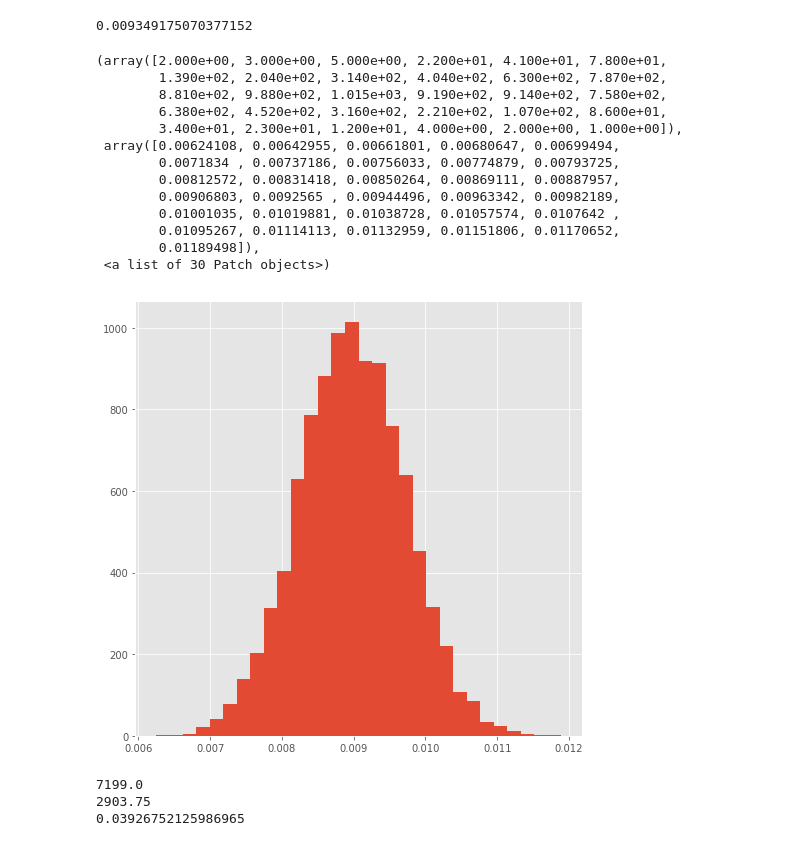
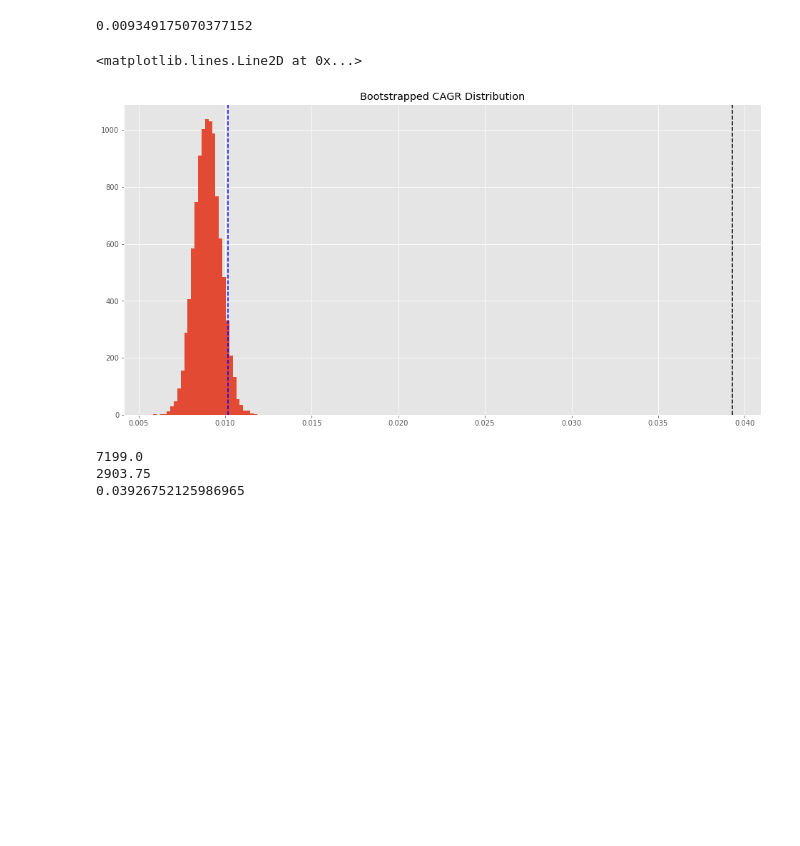
Before and after one commit to alyserecord/agricultural_yield, a Jupyter notebook: src/Hypotest.ipynb, the cells around one changed output. Cells and saved outputs as stored; diff of their text form; code cells hidden in the pictures; blank space fills up the shorter version.

Commit message:
fixing images

```diff
--- a/src/Hypotest.ipynb
+++ b/src/Hypotest.ipynb
@@ -155,25 +155,16 @@ np.nanmean(bootstrap)
 # %%
 bootstrap_means = []
 for i in range(10000):
     bootstrap = np.random.choice(df['cagr'], size=df.shape[0], replace=True)
     bootstrap_means.append(np.nanmean(bootstrap))
-fig,ax = plt.subplots(figsize=(8,8))
+fig,ax = plt.subplots(figsize=(16,8))
 plt.hist(bootstrap_means,bins=30)
+ax.set(title='Bootstrapped CAGR Distribution')
+ax.axvline(df.loc['Cloves','cagr'],color='black',linestyle='--')
+ax.axvline(df.loc['Vegetables Primary','cagr'],color='blue',linestyle='--')
 # %% [output]
-(array([2.000e+00, 3.000e+00, 5.000e+00, 2.200e+01, 4.100e+01, 7.800e+01,
-        1.390e+02, 2.040e+02, 3.140e+02, 4.040e+02, 6.300e+02, 7.870e+02,
-        8.810e+02, 9.880e+02, 1.015e+03, 9.190e+02, 9.140e+02, 7.580e+02,
-        6.380e+02, 4.520e+02, 3.160e+02, 2.210e+02, 1.070e+02, 8.600e+01,
-        3.400e+01, 2.300e+01, 1.200e+01, 4.000e+00, 2.000e+00, 1.000e+00]),
- array([0.00624108, 0.00642955, 0.00661801, 0.00680647, 0.00699494,
-        0.0071834 , 0.00737186, 0.00756033, 0.00774879, 0.00793725,
-        0.00812572, 0.00831418, 0.00850264, 0.00869111, 0.00887957,
-        0.00906803, 0.0092565 , 0.00944496, 0.00963342, 0.00982189,
-        0.01001035, 0.01019881, 0.01038728, 0.01057574, 0.0107642 ,
-        0.01095267, 0.01114113, 0.01132959, 0.01151806, 0.01170652,
-        0.01189498]),
- <a list of 30 Patch objects>)
+<matplotlib.lines.Line2D at 0x...>
-[figure, old version]
+[figure, new version]
 # %%
 print(df.loc['Cloves','2017'])
 print(df.loc['Cloves','1997'])
```
Also changed, not shown: 7 other files.
